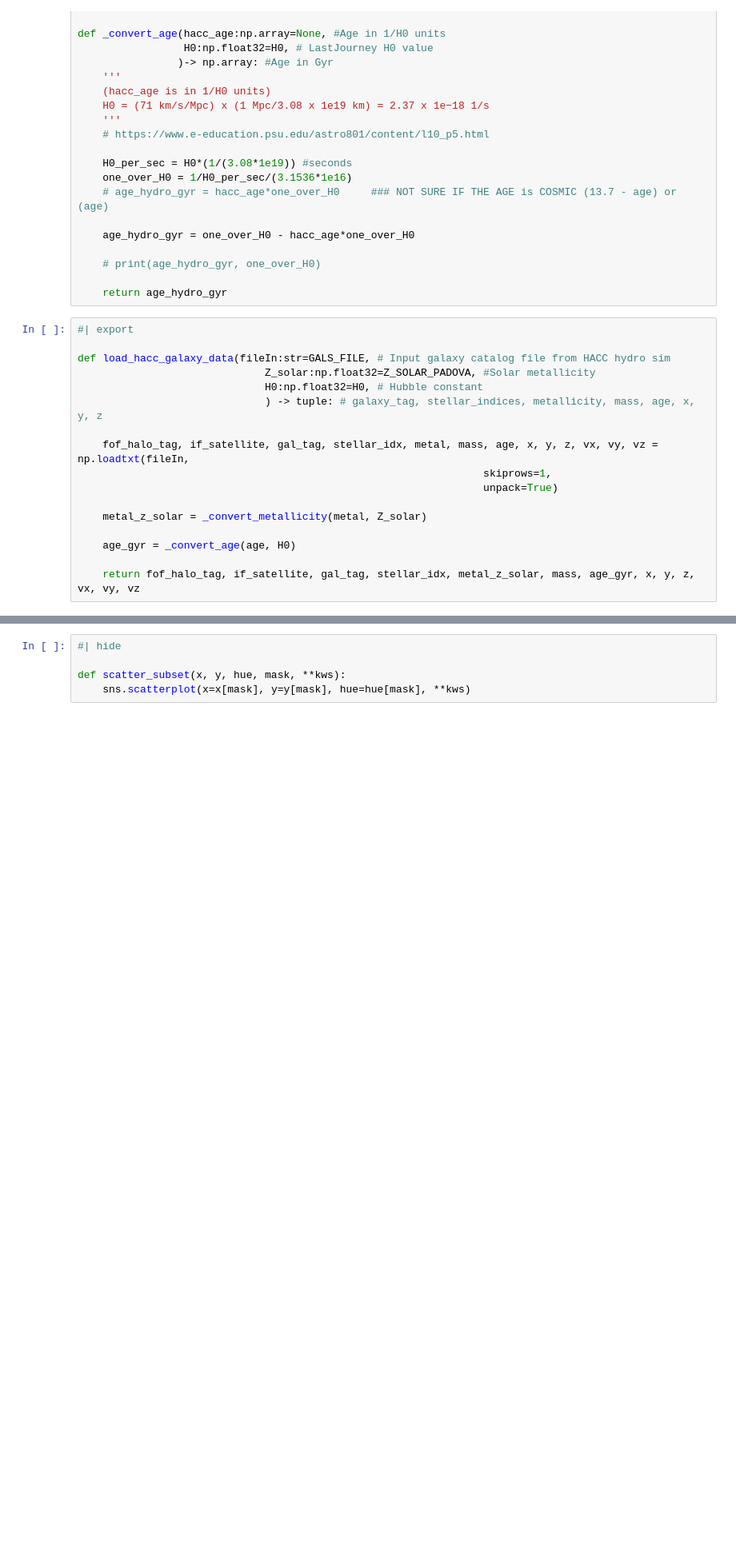
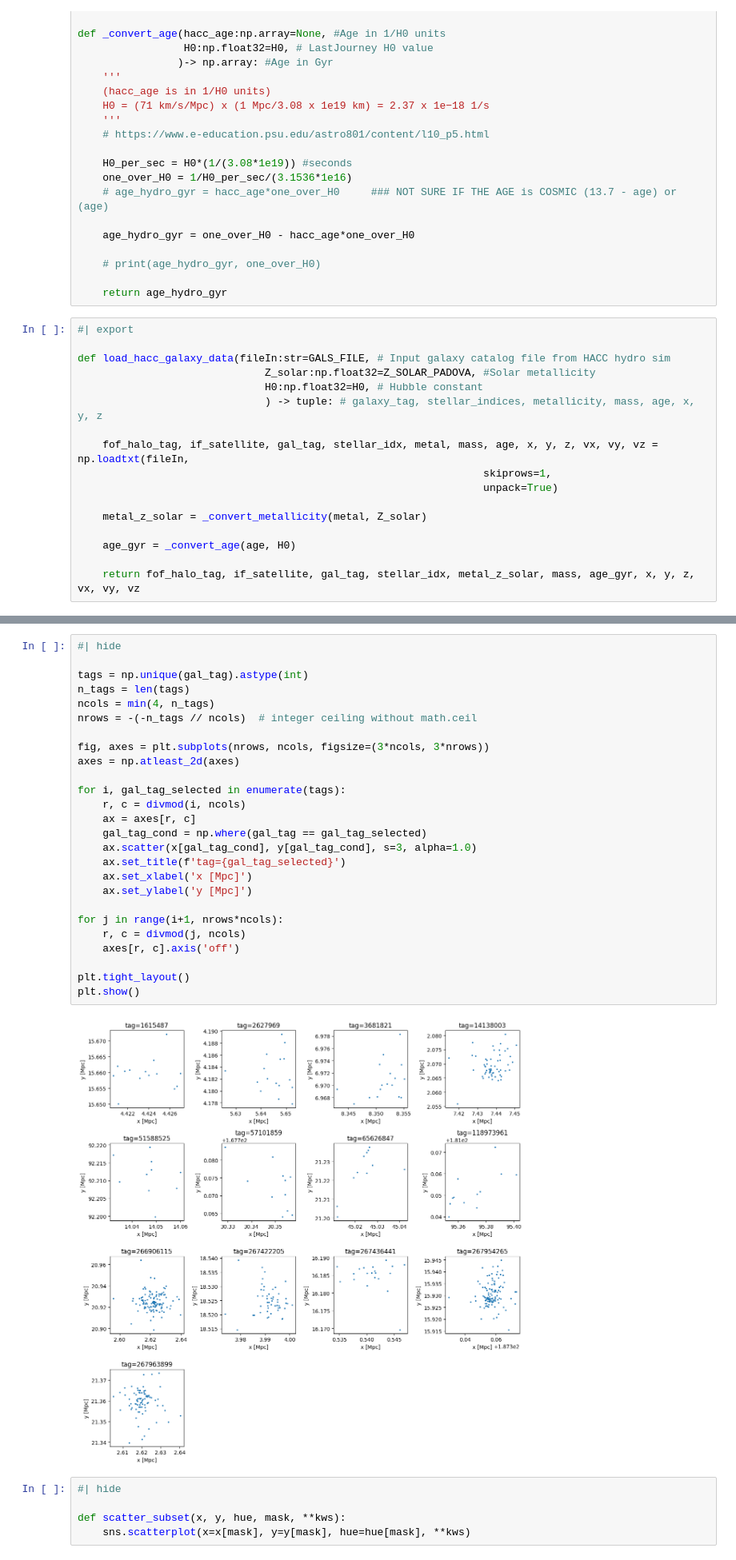
Before and after one commit to nesar/watercolor, a Jupyter notebook: nbs/01_load_sim_stellar_catalog.ipynb, the cells around one changed output, grey strips where cells are left out. Shown at 80% size. Saved outputs shown, nothing was run; the diff lists cells and outputs as text; blank space fills up the shorter version.

```diff
--- a/nbs/01_load_sim_stellar_catalog.ipynb
+++ b/nbs/01_load_sim_stellar_catalog.ipynb
@@ -107,3 +294,31 @@ plt.show()
+# %%
+#| hide
+
+tags = np.unique(gal_tag).astype(int)
+n_tags = len(tags)
+ncols = min(4, n_tags)
+nrows = -(-n_tags // ncols)  # integer ceiling without math.ceil
+
+fig, axes = plt.subplots(nrows, ncols, figsize=(3*ncols, 3*nrows))
+axes = np.atleast_2d(axes)
+
+for i, gal_tag_selected in enumerate(tags):
+    r, c = divmod(i, ncols)
+    ax = axes[r, c]
+    gal_tag_cond = np.where(gal_tag == gal_tag_selected)
+    ax.scatter(x[gal_tag_cond], y[gal_tag_cond], s=3, alpha=1.0)
+    ax.set_title(f'tag={gal_tag_selected}')
+    ax.set_xlabel('x [Mpc]')
+    ax.set_ylabel('y [Mpc]')
+
+for j in range(i+1, nrows*ncols):
+    r, c = divmod(j, ncols)
+    axes[r, c].axis('off')
+
+plt.tight_layout()
+plt.show()
+# %% [output]
+[figure, added]
 # %%
 #| hide
 
```
Also changed, not shown: parts of 13 cells of this notebook, 25 other files.
